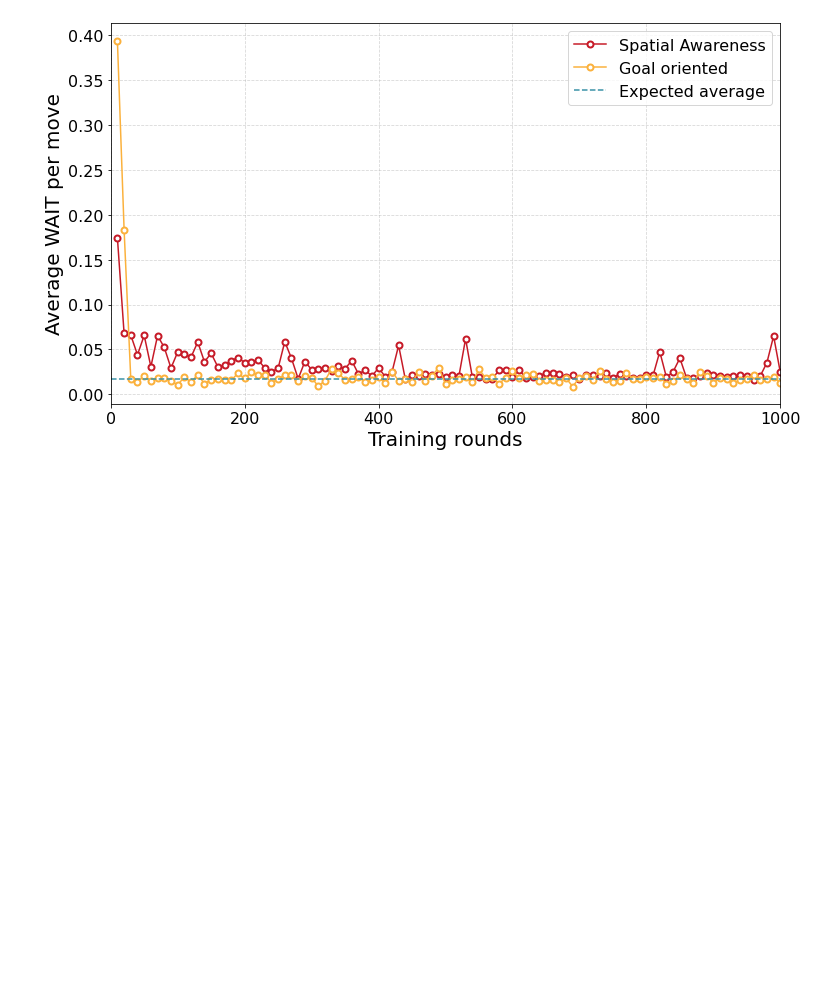
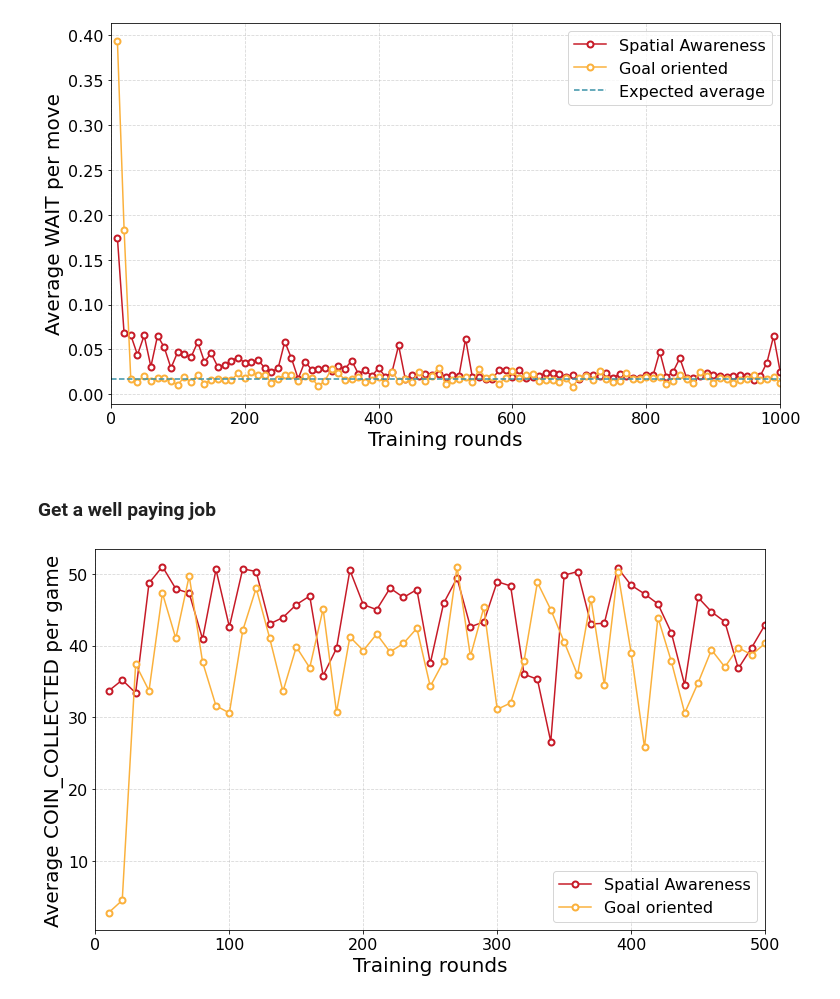
Before and after one commit to NathEd1012/Machine_learning_Ess, a Jupyter notebook: Bomberman/bomberman_rl/data_analysis/data_analysis.ipynb, the cells around one changed output. Saved outputs shown, nothing was run; the diff lists cells and outputs as text; code cells hidden in the pictures; blank space fills up the shorter version.

```diff
--- a/Bomberman/bomberman_rl/data_analysis/data_analysis.ipynb
+++ b/Bomberman/bomberman_rl/data_analysis/data_analysis.ipynb
@@ -94,3 +96,35 @@ ax.legend(loc = 'best')
 plt.savefig("data_analysis/diagrams/learning_to_walk_2.png", dpi = 300)
 # %% [output]
 [figure]
+# %% [markdown]
+### Get a well paying job
+# %%
+# Load new data
+def analyze_stat(file_name, stat):
+    ts = load_data(file_root + file_name)
+    ts_stat = ts[stat].values
+    ts_total_rounds = ts["Rounds Played"].cumsum().values
+    ts_rounds_played = ts["Rounds Played"].values
+    # Normalize to per game
+    log_frequency = 10
+    ts_stat = ts_stat / ts_rounds_played
+
+    return ts_stat, ts_total_rounds
+
+
+coins_dqn, total_rounds_dqn = analyze_stat("ts-coin-heaven-dqn.csv", "COIN_COLLECTED")
+coins_nat, total_rounds_nat = analyze_stat("ts-nat-1-1-1.csv", "COIN_COLLECTED")
+
+fig, ax = plt.subplots(figsize = (12, 7))
+ax.plot(total_rounds_dqn, coins_dqn, label = "Spatial Awareness")
+ax.plot(total_rounds_nat, coins_nat, label = "Goal oriented")
+
+ax.set_ylabel("Average COIN_COLLECTED per game")
+ax.set_xlabel("Training rounds")
+ax.set_xlim(0, 500)
+
+
+ax.legend(loc = 'best')
+plt.savefig("data_analysis/diagrams/get_a_well_paying_job.png", dpi = 300)
+# %% [output]
+[figure, added]
```
Also changed, not shown: parts of 3 cells of this notebook, 7 other files.
